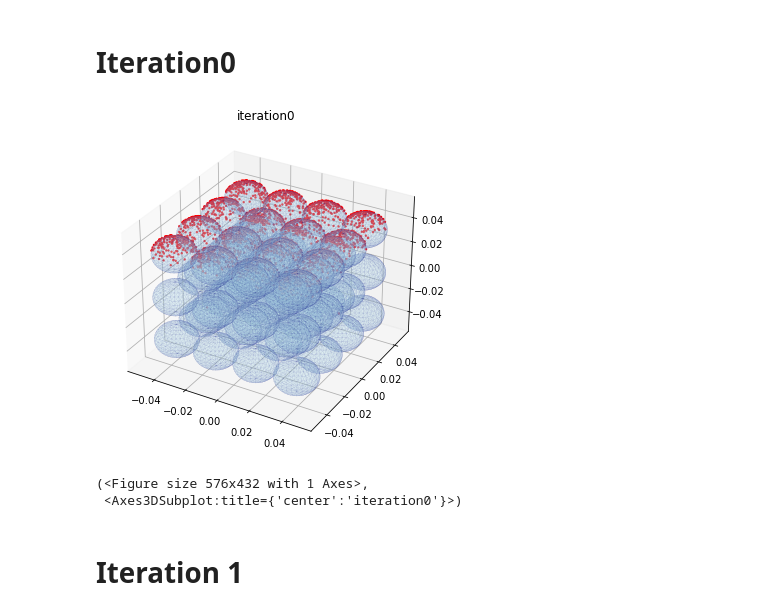
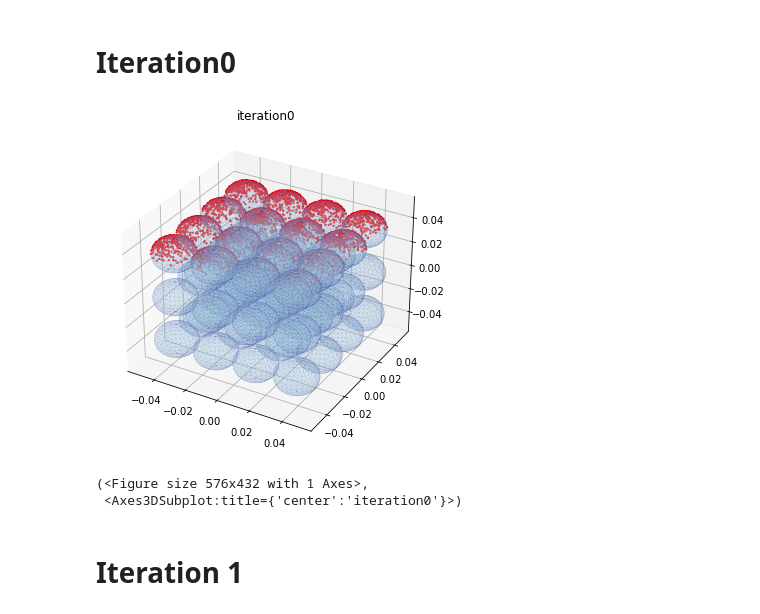
Before and after one commit to kgandhi63/g4chargeit, a Jupyter notebook: analysis/analysis-rootfiles.ipynb, the cells around one changed output. Saved outputs shown, nothing was run; the diff lists cells and outputs as text; code cells hidden in the pictures.

```diff
--- a/analysis/analysis-rootfiles.ipynb
+++ b/analysis/analysis-rootfiles.ipynb
@@ -153,16 +153,19 @@ def plot_potential_on_sphere(df, vmin=-0.07, vmax=0, iteration="iteration0"):
 # Iteration0
 # %%
 # read data from different iterations
-_, electrons_inside_iteration0 = read_rootfile("00_stackediteration0_num10000.root")
+_, electrons_inside_iteration0 = read_rootfile("00_stackediteration0_num20000.root")
 
 # Load ASCII STL file
 stacked_spheres = mesh.Mesh.from_file('../sphere-charging/geometry/stacked_spheres.stl')  # Replace with your STL path
 stacked_spheres.vectors *= 1e-3  # Scale down by 1e-3
 
+# plot the end location of all the stopped electrons inside the spheres
 plot_electron_positions(electrons_inside_iteration0, world_dimensions = (-0.05, 0.05), n_bins=50,stacked_spheres=stacked_spheres)
+
+# still need to fix the potential calculation on the stacked spheres
 #plot_potential_on_sphere(electrons_inside_iteration0, vmin=-0.05, vmax=0, iteration="iteration0")
 # %% [output]
-[figure, old version]
+[figure, new version]
 (<Figure size 576x432 with 1 Axes>,
  <Axes3DSubplot:title={'center':'iteration0'}>)
 # %% [markdown]
```
Also changed, not shown: parts of 5 cells of this notebook, 34 other files.
